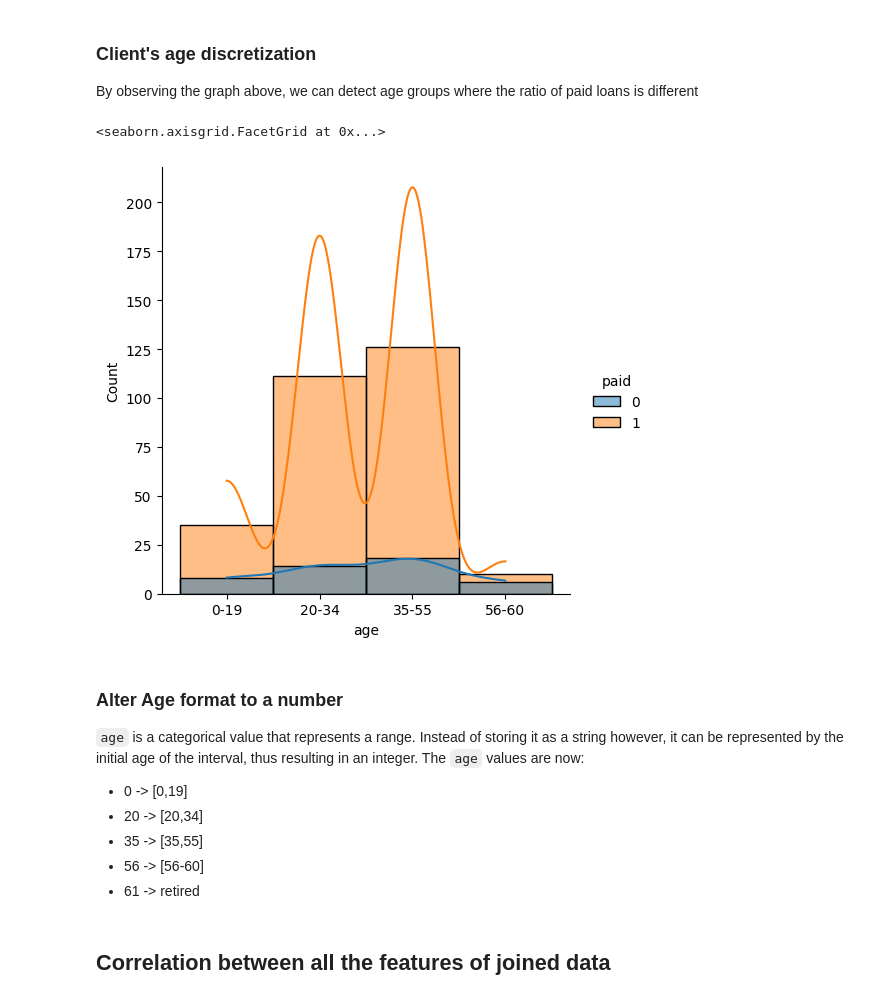
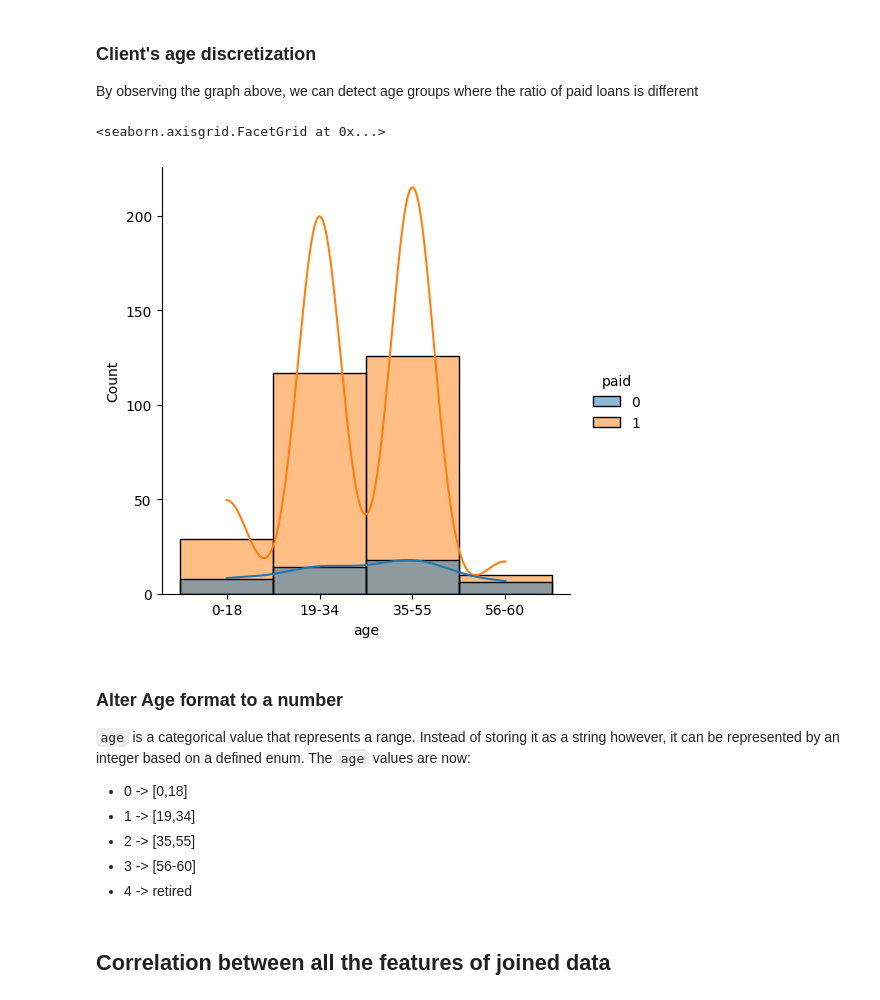
Before and after one commit to ruialves35/feup-ac, a Jupyter notebook: src/analysis/featureExtraction.ipynb, the cells around one changed output. Drawn from its saved outputs; the diff is of its cells as text; code cells hidden in the pictures.

Commit message:
Changed age values to enum

```diff
--- a/src/analysis/featureExtraction.ipynb
+++ b/src/analysis/featureExtraction.ipynb
@@ -93,24 +93,24 @@ Surprisingly, the balance mean does not seem to change significantly with the ag
 ### Client's age discretization
 By observing the graph above, we can detect age groups where the ratio of paid loans is different
 # %%
-age_intervals = [0, 20, 35, 56, 61, 150]
-age_intervals_labels = ['0-19', '20-34', '35-55', '56-60', 'retired']
+age_intervals = [0, 19, 35, 56, 61, 150]
+age_intervals_labels = ['0-18', '19-34', '35-55', '56-60', 'retired']
 def discretize_ages(df):
     df['age'] = pd.cut(x = df['age'], bins = age_intervals, labels=age_intervals_labels)
 
 if not IS_LOADED:
     discretize_ages(joined_data)
 
 sb.displot(x="age", data=joined_data, kde=True, hue="paid")
 # %% [output]
 <seaborn.axisgrid.FacetGrid at 0x...>
-[figure, old version]
+[figure, new version]
 # %% [markdown]
 ### Alter Age format to a number
-`age` is a categorical value that represents a range. Instead of storing it as a string however, it can be represented by the initial age of the interval, thus resulting in an integer. The `age` values are now:
-- 0 -> [0,19]
-- 20 -> [20,34]
-- 35 -> [35,55]
-- 56 -> [56-60]
-- 61 -> retired
+`age` is a categorical value that represents a range. Instead of storing it as a string however, it can be represented by an integer based on a defined enum. The `age` values are now:
+- 0 -> [0,18]
+- 1 -> [19,34]
+- 2 -> [35,55]
+- 3 -> [56-60]
+- 4 -> retired
 # %%
```
Also changed, not shown: parts of 2 cells of this notebook.
